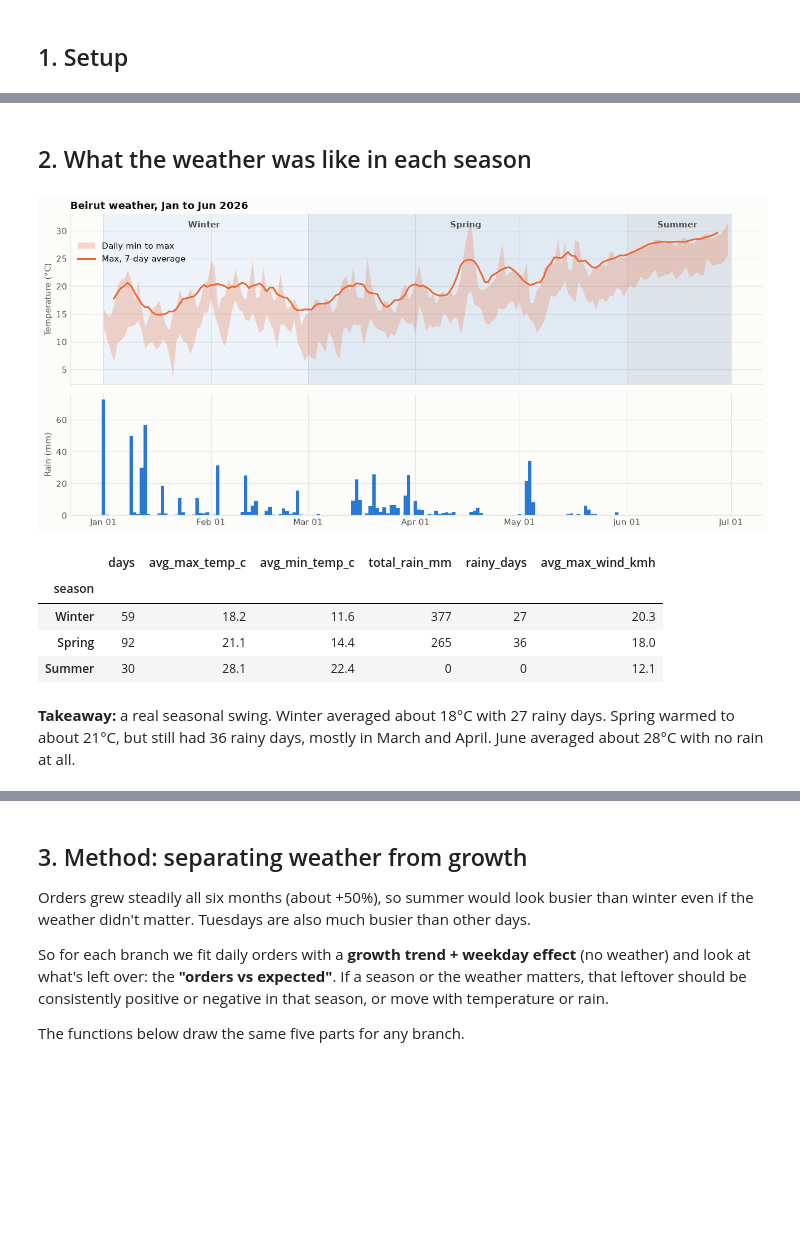
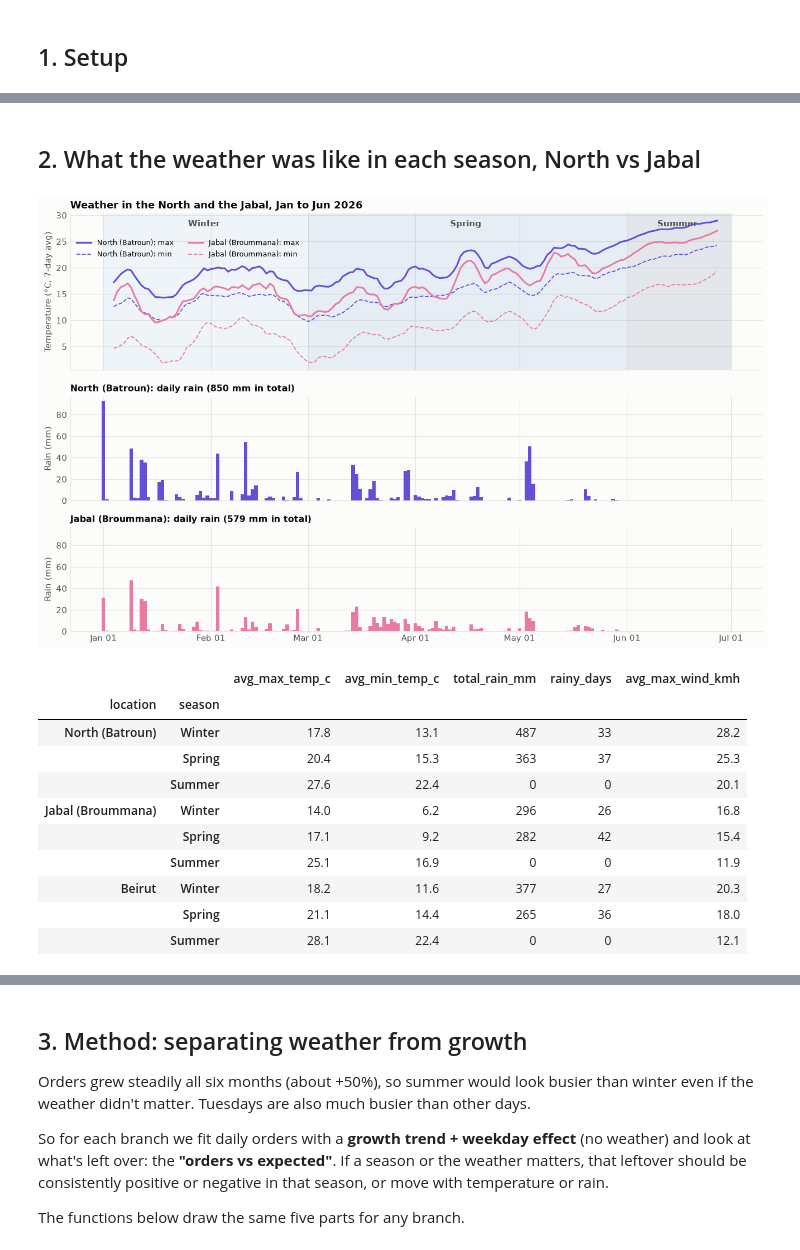
Before and after one commit to marwamansour256-lab/EECE490-Hackathon, a Jupyter notebook: notebooks/05_weather.ipynb, the cells around one changed output, grey strips where cells are left out. Saved outputs shown, nothing was run; the diff lists cells and outputs as text; code cells hidden in the pictures; blank space fills up the shorter version.

```diff
--- a/notebooks/05_weather.ipynb
+++ b/notebooks/05_weather.ipynb
@@ -104,37 +132,50 @@ weather.head()
 # %% [markdown]
-## 2. What the weather was like in each season
+## 2. What the weather was like in each season, North vs Jabal
 # %%
-season_weather = weather.groupby("season", observed=True).agg(
-    days=("max_temp_c", "size"), avg_max_temp_c=("max_temp_c", "mean"), avg_min_temp_c=("min_temp_c", "mean"),
-    total_rain_mm=("rain_mm", "sum"), rainy_days=("rainy", "sum"), avg_max_wind_kmh=("max_wind_kmh", "mean"))
+season_weather = pd.concat({
+    name: w.groupby("season", observed=True).agg(
+        avg_max_temp_c=("max_temp_c", "mean"), avg_min_temp_c=("min_temp_c", "mean"),
+        total_rain_mm=("rain_mm", "sum"), rainy_days=("rainy", "sum"), avg_max_wind_kmh=("max_wind_kmh", "mean"))
+    for name, w in weathers.items()}, names=["location", "season"])
 
-fig, axes = plt.subplots(2, 1, figsize=(12, 5.6), sharex=True, gridspec_kw={"height_ratios": [1.4, 1]})
+shown = ["North (Batroun)", "Jabal (Broummana)"]
+fig, axes = plt.subplots(3, 1, figsize=(12, 7.5), sharex=True, gridspec_kw={"height_ratios": [1.5, 1, 1]})
 ax = axes[0]
 for s in SEASONS:
     d = weather[weather["season"] == s]
-    ax.axvspan(d.index.min(), d.index.max() + pd.Timedelta(days=1), color=SEASON_COLORS[s], alpha=0.12, lw=0)
+    ax.axvspan(d.index.min(), d.index.max() + pd.Timedelta(days=1), color=SEASON_COLORS[s], alpha=0.10, lw=0)
     ax.text(d.index.min() + (d.index.max() - d.index.min()) / 2, 0.96, s, transform=ax.get_xaxis_transform(),
             ha="center", va="top", color=INK2, fontweight="bold")
-ax.fill_between(weather.index, weather["min_temp_c"], weather["max_temp_c"], color=WARM, alpha=0.25, lw=0,
-                label="Daily min to max")
-ax.plot(weather.index, weather["max_temp_c"].rolling(7, center=True).mean(), color=WARM, label="Max, 7-day average")
-ax.set_ylabel("Temperature (°C)")
-ax.set_title("Beirut weather, Jan to Jun 2026")
-ax.legend(loc="upper left", bbox_to_anchor=(0, 0.88))
-ax = axes[1]
-ax.bar(weather.index, weather["rain_mm"], color=ACCENT, width=1)
-ax.set_ylabel("Rain (mm)")
-ax.xaxis.set_major_formatter(mdates.DateFormatter("%b %d"))
+for name in shown:
+    w = weathers[name]
+    ax.plot(w.index, w["max_temp_c"].rolling(7, center=True).mean(), color=LOCATION_COLORS[name],
+            label=f"{name}: max")
+    ax.plot(w.index, w["min_temp_c"].rolling(7, center=True).mean(), color=LOCATION_COLORS[name], lw=1.2, ls="--",
+            label=f"{name}: min")
+ax.set_ylabel("Temperature (°C, 7-day avg)")
+ax.set_title("Weather in the North and the Jabal, Jan to Jun 2026")
+ax.legend(loc="upper left", bbox_to_anchor=(0, 0.88), ncols=2, fontsize=8.5)
+for ax, name in zip(axes[1:], shown):
+    w = weathers[name]
+    ax.bar(w.index, w["rain_mm"], color=LOCATION_COLORS[name], width=1)
+    ax.set_ylabel("Rain (mm)")
+    ax.set_title(f"{name}: daily rain ({w['rain_mm'].sum():,.0f} mm in total)", fontsize=10.5)
+axes[2].set_ylim(axes[1].get_ylim())
+axes[2].xaxis.set_major_formatter(mdates.DateFormatter("%b %d"))
 plt.tight_layout()
 plt.show()
 
-season_weather.style.format("{:.1f}").format("{:.0f}", subset=["days", "rainy_days", "total_rain_mm"])
+season_weather.style.format("{:.1f}").format("{:.0f}", subset=["rainy_days", "total_rain_mm"])
 # %% [output]
-[figure, old version]
+[figure, new version]
-|  | days | avg_max_temp_c | avg_min_temp_c | total_rain_mm | rainy_days | avg_max_wind_kmh |
-| season |  |  |  |  |  |  |
-| Winter | 59 | 18.2 | 11.6 | 377 | 27 | 20.3 |
-| Spring | 92 | 21.1 | 14.4 | 265 | 36 | 18.0 |
-| Summer | 30 | 28.1 | 22.4 | 0 | 0 | 12.1 |
+|  |  | avg_max_temp_c | avg_min_temp_c | total_rain_mm | rainy_days | avg_max_wind_kmh |
+| location | season |  |  |  |  |  |
+| North (Batroun) | Winter | 17.8 | 13.1 | 487 | 33 | 28.2 |
+|  | Spring | 20.4 | 15.3 | 363 | 37 | 25.3 |
+|  | Summer | 27.6 | 22.4 | 0 | 0 | 20.1 |
+| Jabal (Broummana) | Winter | 14.0 | 6.2 | 296 | 26 | 16.8 |
+|  | Spring | 17.1 | 9.2 | 282 | 42 | 15.4 |
+|  | Summer | 25.1 | 16.9 | 0 | 0 | 11.9 |
+| Beirut | Winter | 18.2 | 11.6 | 377 | 27 | 20.3 |
+|  | Spring | 21.1 | 14.4 | 265 | 36 | 18.0 |
+|  | Summer | 28.1 | 22.4 | 0 | 0 | 12.1 |
-# %% [markdown]
-**Takeaway:** a real seasonal swing. Winter averaged about 18°C with 27 rainy days. Spring warmed to about 21°C, but still had 36 rainy days, mostly in March and April. June averaged about 28°C with no rain at all.
```
Also changed, not shown: parts of 25 cells of this notebook, 3 other files.
